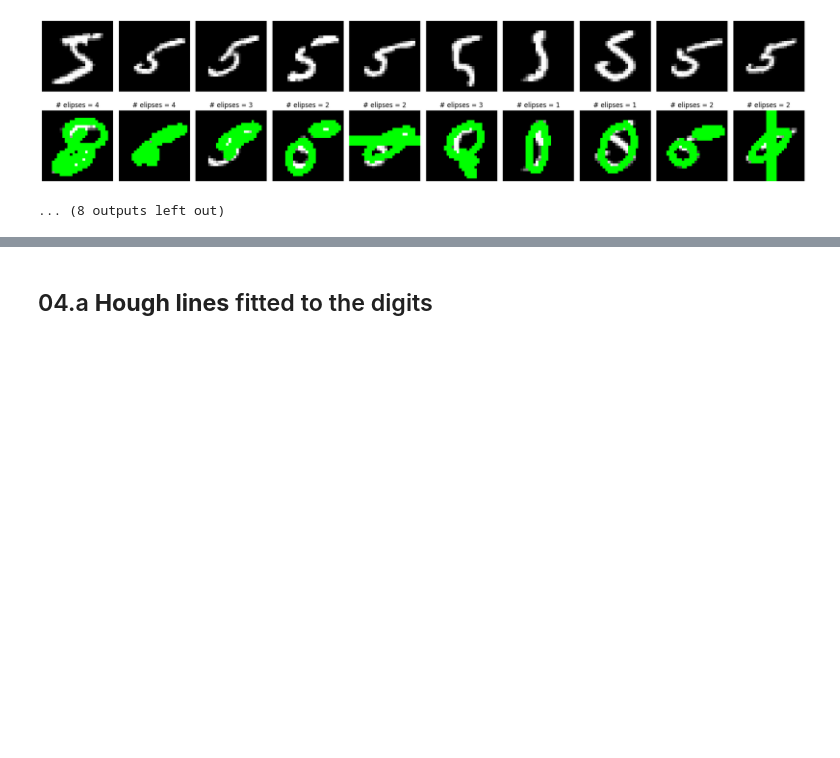
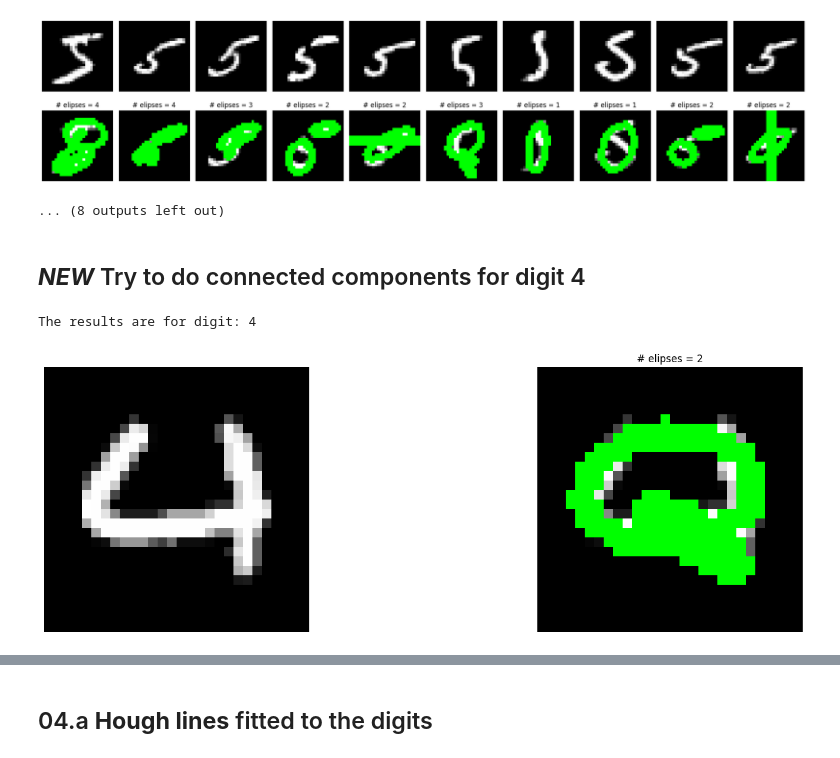
Before and after one commit to ewaMiazga/ai-lab-work, a Jupyter notebook: ransac-hough-mnist-experiments.ipynb, the cells around one changed output, grey strips where cells are left out. Cells and saved outputs as stored; diff of their text form; code cells hidden in the pictures; blank space fills up the shorter version.

Commit message:
Work on the fitting elipses and connected components and first try at graph-based methods

```diff
--- a/ransac-hough-mnist-experiments.ipynb
+++ b/ransac-hough-mnist-experiments.ipynb
@@ -643,3 +650,71 @@ The results are for digit: 4
 The results are for digit: 5
 [figure]
 ... (8 outputs left out)
+# %% [markdown]
+## ***NEW*** Try to do connected components for digit 4
+# %%
+def fit_ellipses_ransac(image):
+    """Fit ellipses to the contours of a digit in the image using RANSAC."""
+    # Convert the image to binary
+    _, binary_image = cv2.threshold(image, 127, 255, cv2.THRESH_BINARY)
+    edges = cv2.Canny(binary_image, 50, 150, apertureSize=3)
+
+    contours = cv2.findContours(edges, cv2.RETR_EXTERNAL, cv2.CHAIN_APPROX_SIMPLE)[0]
+
+
+    # Fit ellipses to contours using RANSAC
+    ellipses = []
+    for contour in contours:
+        if len(contour) >= 5:  # RANSAC requires at least 5 points
+            contour = contour.squeeze()
+
+            try:
+                model_ellipse, inliers = ransac(contour, EllipseModel, min_samples=5, residual_threshold=5, max_trials=100000)
+            except TypeError:
+                continue
+
+            #model_ellipse, inliers = ransac(contour, EllipseModel, min_samples=5, residual_threshold=5, max_trials=1000)
+            if model_ellipse:
+                xc, yc, a, b, theta = model_ellipse.params
+                ellipses.append(((xc, yc), (2*a, 2*b), np.degrees(theta)))
+
+                if len(ellipses) >= 5: # max_ellipses
+                    break
+
+    return ellipses
+
+def draw_ellipses(image, ellipses):
+    """Draw ellipses on the image."""
+    output_image = cv2.cvtColor(image, cv2.COLOR_GRAY2BGR)
+    for ellipse in ellipses:
+        cv2.ellipse(output_image, ellipse, (0, 255, 0), 2)
+    return output_image
+
+# Load the MNIST dataset
+(train_images, train_labels), _ = mnist.load_data()
+
+# Select 10 images of the digit '3'
+
+print(f"The results are for digit: 4")
+digit_image = train_images[train_labels == 4][6]
+
+# Fit ellipses to each image and display the results
+fig, axes = plt.subplots(1, 2, figsize=(20, 5))
+
+# display original image
+axes[0].imshow(digit_image, cmap='gray')
+axes[0].axis('off')
+
+ellipses = fit_ellipses_ransac(digit_image)
+output_image = draw_ellipses(digit_image, ellipses)
+
+axes[1].imshow(output_image)
+axes[1].set_title(f"# elipses = {len(ellipses)}")
+axes[1].axis('off')
+
+
+plt.tight_layout()
+plt.show()
+# %% [output]
+The results are for digit: 4
+[figure, added]
```
Also changed, not shown: parts of 14 cells of this notebook, 1 other file.
